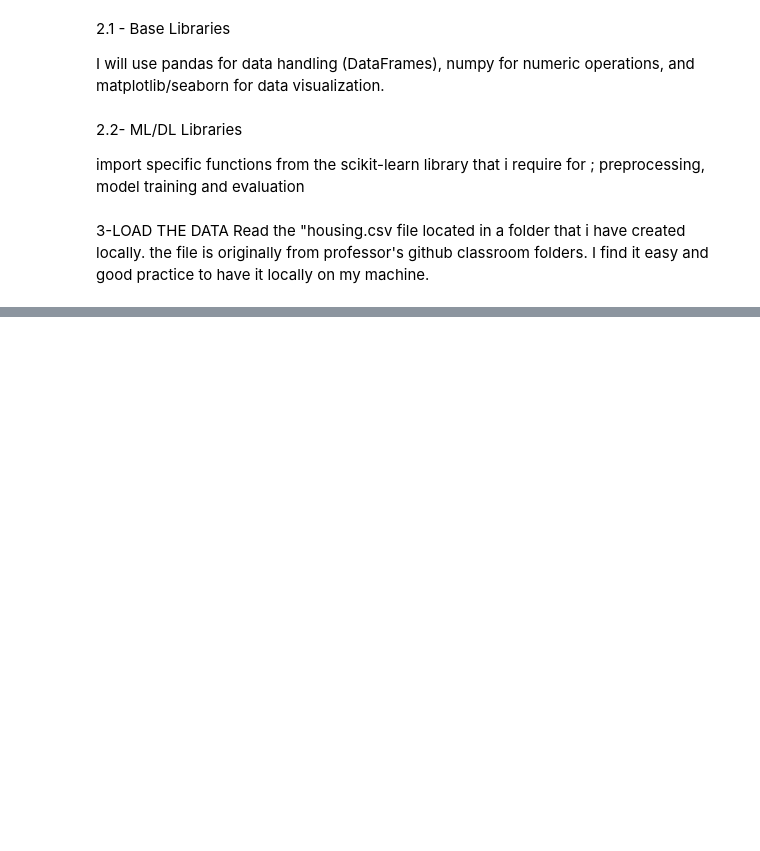
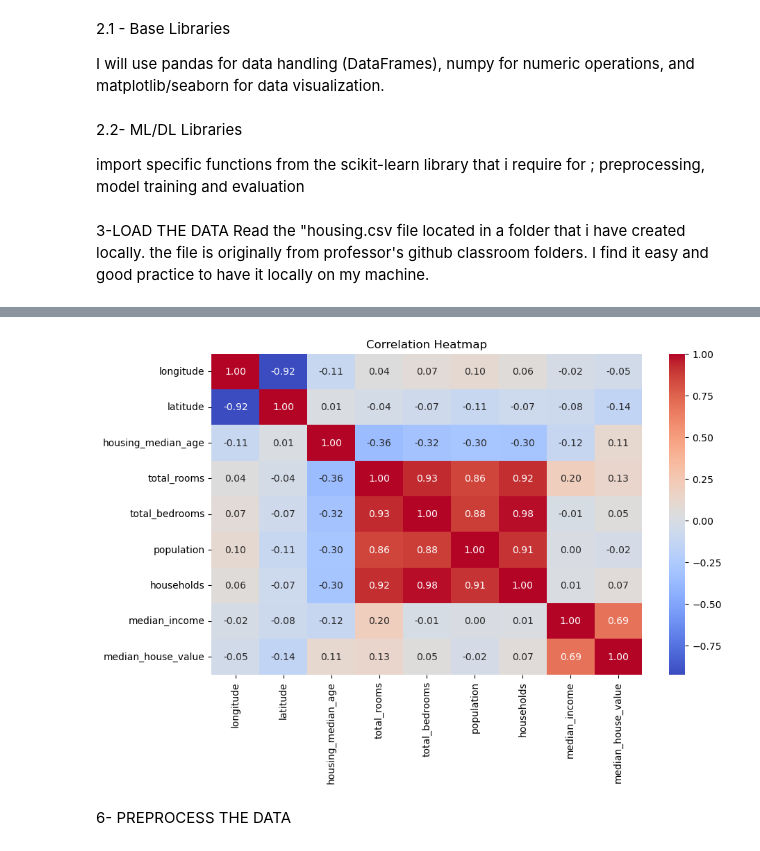
Before and after one commit to brianorina/class202505, a Jupyter notebook: EX1HousingBrian.ipynb, the cells around one changed output, grey strips where cells are left out. Cells and saved outputs as stored; diff of their text form; code cells hidden in the pictures; blank space fills up the shorter version.

```diff
--- a/EX1HousingBrian.ipynb
+++ b/EX1HousingBrian.ipynb
@@ -24,0 +167,13 @@ FileNotFoundError: [Errno 2] No such file or directory: 'housing.csv'
+# %%
+plt.figure(figsize=(10, 6))
+# Select only numeric columns for correlation calculation
+numeric_data = data.select_dtypes(include=['float64', 'int64'])
+sns.heatmap(numeric_data.corr(), annot=True, fmt='.2f', cmap='coolwarm')
+plt.title('Correlation Heatmap')
+plt.show()
+# Save the cleaned data to a new CSV file
+data.to_csv('cleaned_housing.csv', index=False)
+# %% [output]
+[figure, added]
+# %% [markdown]
+6- PREPROCESS THE DATA
```
Also changed, not shown: parts of 59 cells of this notebook.
